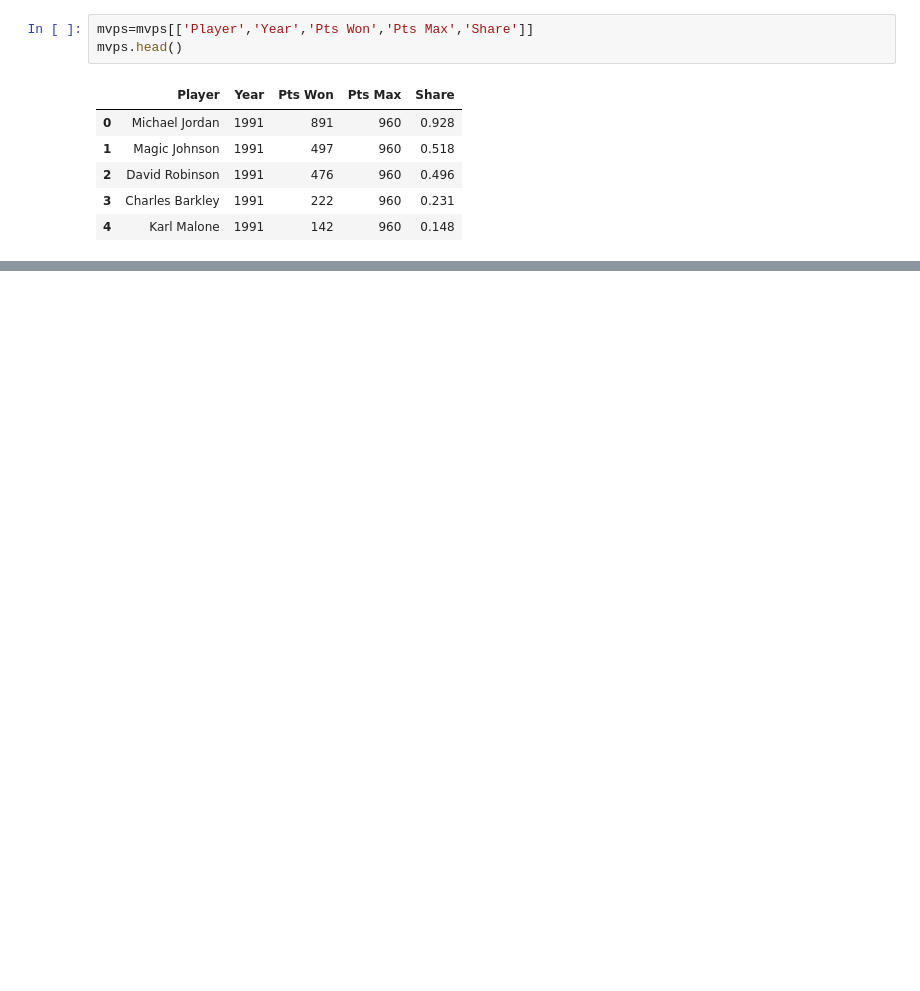
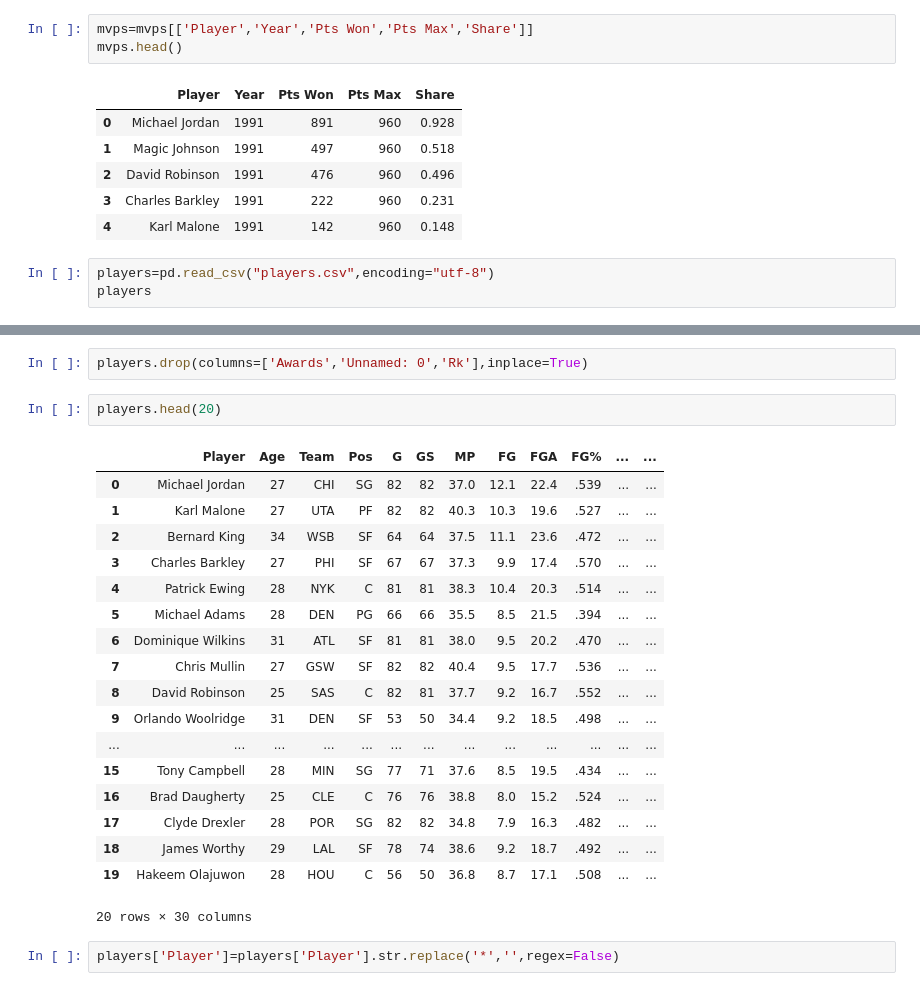
Before and after one commit to AvirukthGT/NBA-MVP-Prediction, a Jupyter notebook: data_cleaning.ipynb, the cells around one changed output, grey strips where cells are left out. Cells and saved outputs as stored; diff of their text form; blank space fills up the shorter version.

```diff
--- a/data_cleaning.ipynb
+++ b/data_cleaning.ipynb
@@ -28,3 +34,6 @@ mvps.head()
 | 2 | David Robinson | 1991 | 476 | 960 | 0.496 |
 | 3 | Charles Barkley | 1991 | 222 | 960 | 0.231 |
 | 4 | Karl Malone | 1991 | 142 | 960 | 0.148 |
+# %%
+players=pd.read_csv("players.csv",encoding="utf-8")
+players
@@ -30,0 +54,25 @@ mvps.head()
+# %%
+players.drop(columns=['Awards','Unnamed: 0','Rk'],inplace=True)
+# %%
+players.head(20)
+# %% [output]
+|  | Player | Age | Team | Pos | G | GS | MP | FG | FGA | FG% | ... | ... |
+| 0 | Michael Jordan | 27 | CHI | SG | 82 | 82 | 37.0 | 12.1 | 22.4 | .539 | ... | ... |
+| 1 | Karl Malone | 27 | UTA | PF | 82 | 82 | 40.3 | 10.3 | 19.6 | .527 | ... | ... |
+| 2 | Bernard King | 34 | WSB | SF | 64 | 64 | 37.5 | 11.1 | 23.6 | .472 | ... | ... |
+| 3 | Charles Barkley | 27 | PHI | SF | 67 | 67 | 37.3 | 9.9 | 17.4 | .570 | ... | ... |
+| 4 | Patrick Ewing | 28 | NYK | C | 81 | 81 | 38.3 | 10.4 | 20.3 | .514 | ... | ... |
+| 5 | Michael Adams | 28 | DEN | PG | 66 | 66 | 35.5 | 8.5 | 21.5 | .394 | ... | ... |
+| 6 | Dominique Wilkins | 31 | ATL | SF | 81 | 81 | 38.0 | 9.5 | 20.2 | .470 | ... | ... |
+| 7 | Chris Mullin | 27 | GSW | SF | 82 | 82 | 40.4 | 9.5 | 17.7 | .536 | ... | ... |
+| 8 | David Robinson | 25 | SAS | C | 82 | 81 | 37.7 | 9.2 | 16.7 | .552 | ... | ... |
+| 9 | Orlando Woolridge | 31 | DEN | SF | 53 | 50 | 34.4 | 9.2 | 18.5 | .498 | ... | ... |
+| ... | ... | ... | ... | ... | ... | ... | ... | ... | ... | ... | ... | ... |
+| 15 | Tony Campbell | 28 | MIN | SG | 77 | 71 | 37.6 | 8.5 | 19.5 | .434 | ... | ... |
+| 16 | Brad Daugherty | 25 | CLE | C | 76 | 76 | 38.8 | 8.0 | 15.2 | .524 | ... | ... |
+| 17 | Clyde Drexler | 28 | POR | SG | 82 | 82 | 34.8 | 7.9 | 16.3 | .482 | ... | ... |
+| 18 | James Worthy | 29 | LAL | SF | 78 | 74 | 38.6 | 9.2 | 18.7 | .492 | ... | ... |
+| 19 | Hakeem Olajuwon | 28 | HOU | C | 56 | 50 | 36.8 | 8.7 | 17.1 | .508 | ... | ... |
+20 rows × 30 columns
+# %%
+players['Player']=players['Player'].str.replace('*','',regex=False)
```
Also changed, not shown: parts of 24 cells of this notebook, 1 other file.
